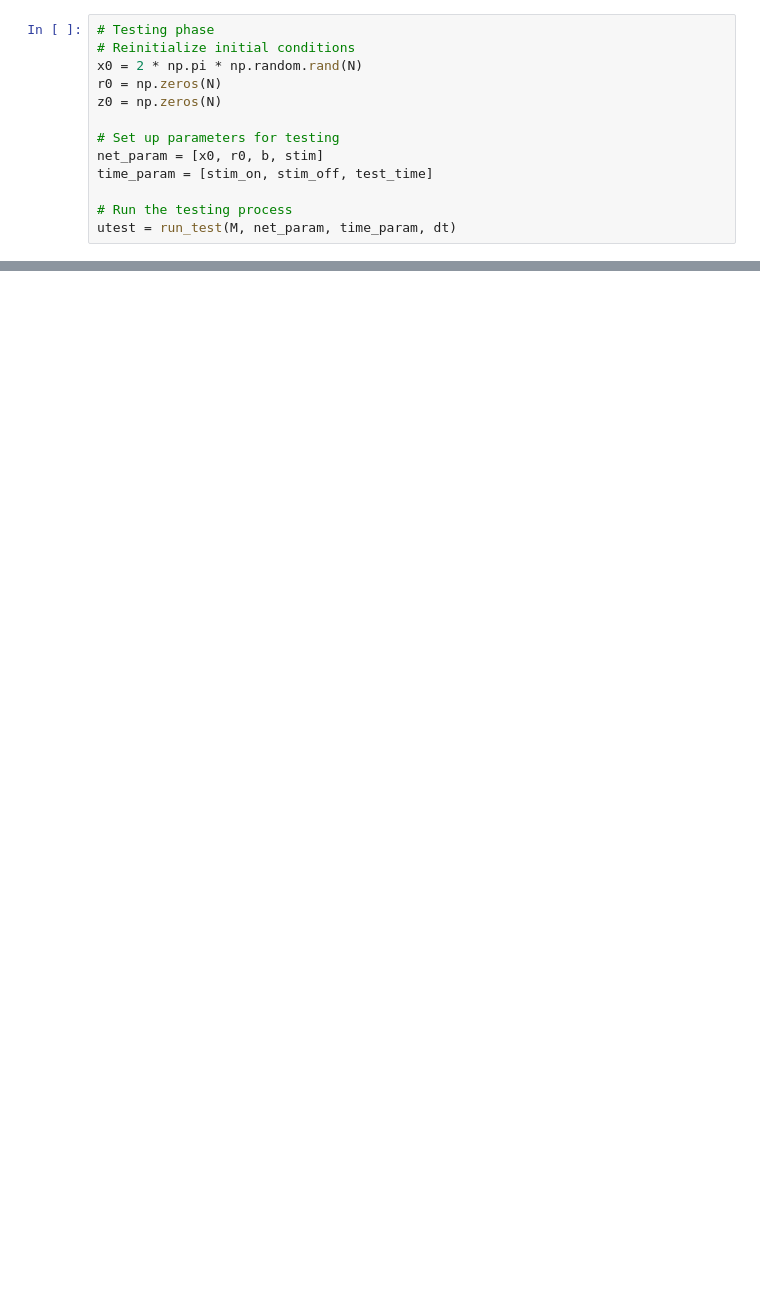
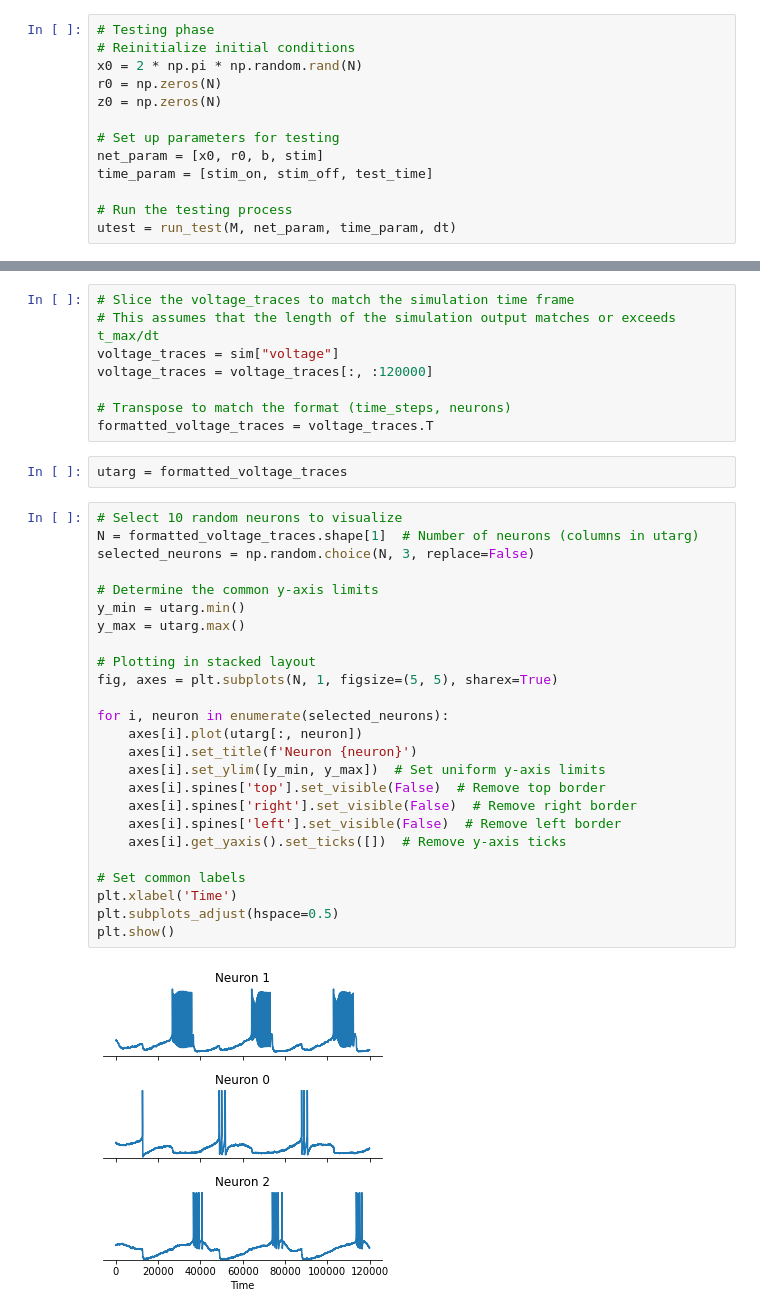
Before and after one commit to thsuanwu/SpikeLearning_APPPHYS293, a Jupyter notebook: SpikeLearn.ipynb, the cells around one changed output, grey strips where cells are left out. Cells and saved outputs as stored; diff of their text form; blank space fills up the shorter version.

```diff
--- a/SpikeLearn.ipynb
+++ b/SpikeLearn.ipynb
@@ -599,0 +842,37 @@ plt.show()
+# %%
+# Slice the voltage_traces to match the simulation time frame
+# This assumes that the length of the simulation output matches or exceeds t_max/dt
+voltage_traces = sim["voltage"]
+voltage_traces = voltage_traces[:, :120000]
+
+# Transpose to match the format (time_steps, neurons)
+formatted_voltage_traces = voltage_traces.T
+# %%
+utarg = formatted_voltage_traces
+# %%
+# Select 10 random neurons to visualize
+N = formatted_voltage_traces.shape[1]  # Number of neurons (columns in utarg)
+selected_neurons = np.random.choice(N, 3, replace=False)
+
+# Determine the common y-axis limits
+y_min = utarg.min()
+y_max = utarg.max()
+
+# Plotting in stacked layout
+fig, axes = plt.subplots(N, 1, figsize=(5, 5), sharex=True)
+
+for i, neuron in enumerate(selected_neurons):
+    axes[i].plot(utarg[:, neuron])
+    axes[i].set_title(f'Neuron {neuron}')
+    axes[i].set_ylim([y_min, y_max])  # Set uniform y-axis limits
+    axes[i].spines['top'].set_visible(False)  # Remove top border
+    axes[i].spines['right'].set_visible(False)  # Remove right border
+    axes[i].spines['left'].set_visible(False)  # Remove left border
+    axes[i].get_yaxis().set_ticks([])  # Remove y-axis ticks
+
+# Set common labels
+plt.xlabel('Time')
+plt.subplots_adjust(hspace=0.5)
+plt.show()
+# %% [output]
+[figure, added]
```
Also changed, not shown: parts of 26 cells of this notebook, 5 other files.
